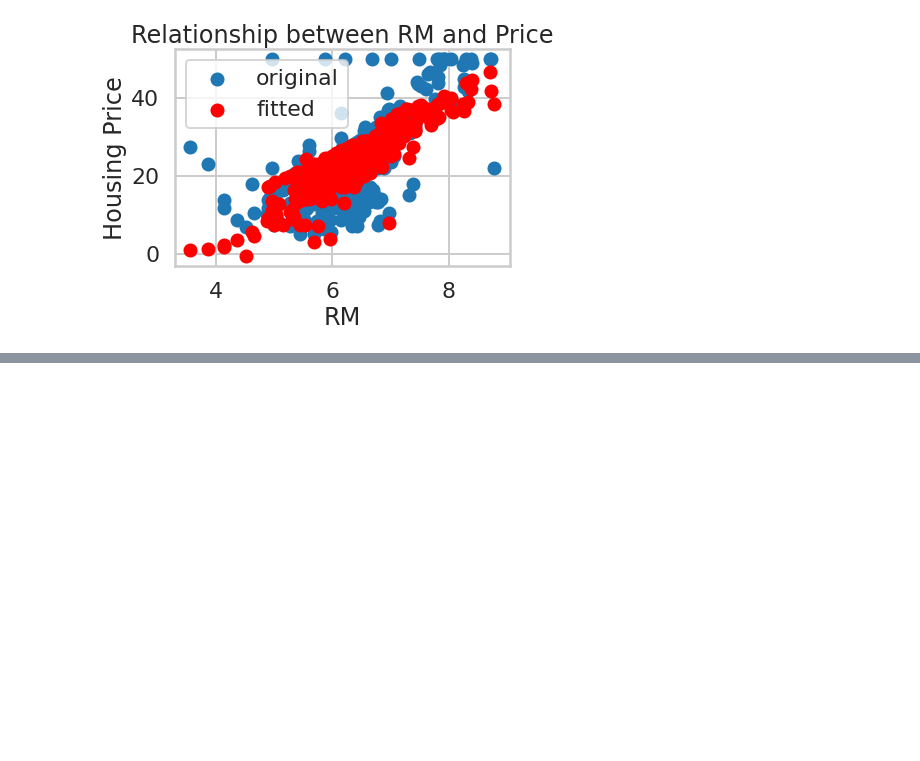
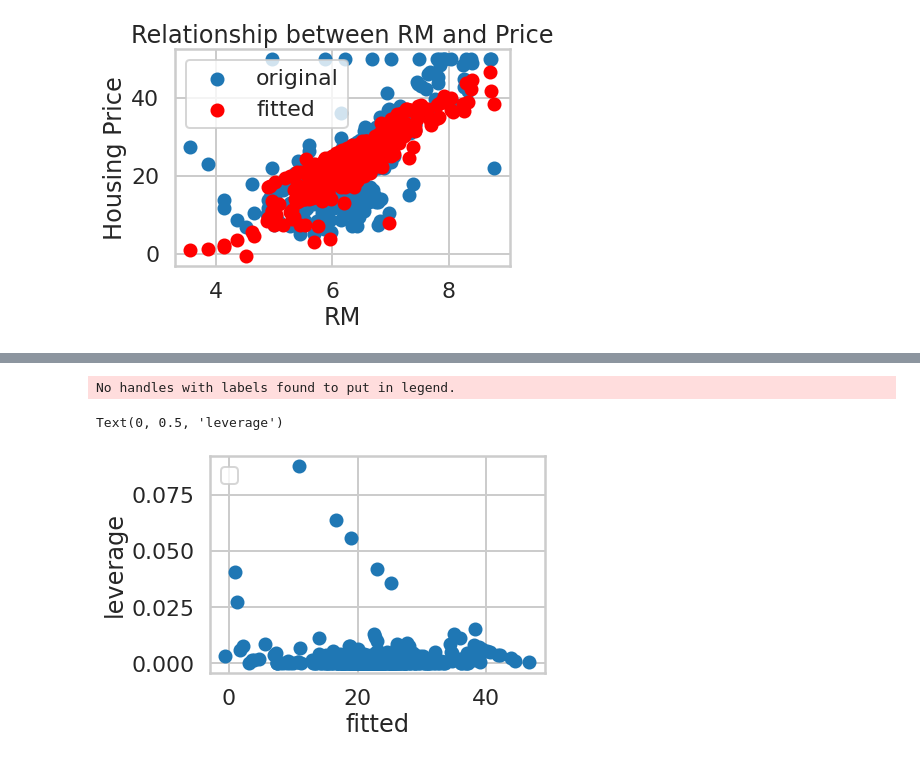
Before and after one commit to trinh064/MachineLearningProj, a Jupyter notebook: mec-11.4.1-linear-regression-mini-project/Mini_Project_Linear_Regression.ipynb, the cells around one changed output, grey strips where cells are left out. Drawn from its saved outputs; the diff is of its cells as text; code cells hidden in the pictures; blank space fills up the shorter version.

```diff
--- a/mec-11.4.1-linear-regression-mini-project/Mini_Project_Linear_Regression.ipynb
+++ b/mec-11.4.1-linear-regression-mini-project/Mini_Project_Linear_Regression.ipynb
@@ -943,0 +952,11 @@ array([-0.57962478, -0.81410037, -0.61374467, -1.28779835,  0.60633672])
+# %%
+res=m.fittedvalues-bos.PRICE
+plt.scatter(m.fittedvalues,res**2/np.sum(res**2) )
+
+plt.legend(loc='upper left');
+plt.xlabel("fitted")
+plt.ylabel("leverage")
+# %% [output]
+No handles with labels found to put in legend.
+Text(0, 0.5, 'leverage')
+[figure, added]
```
Also changed, not shown: parts of 10 cells of this notebook, 1 other file.
